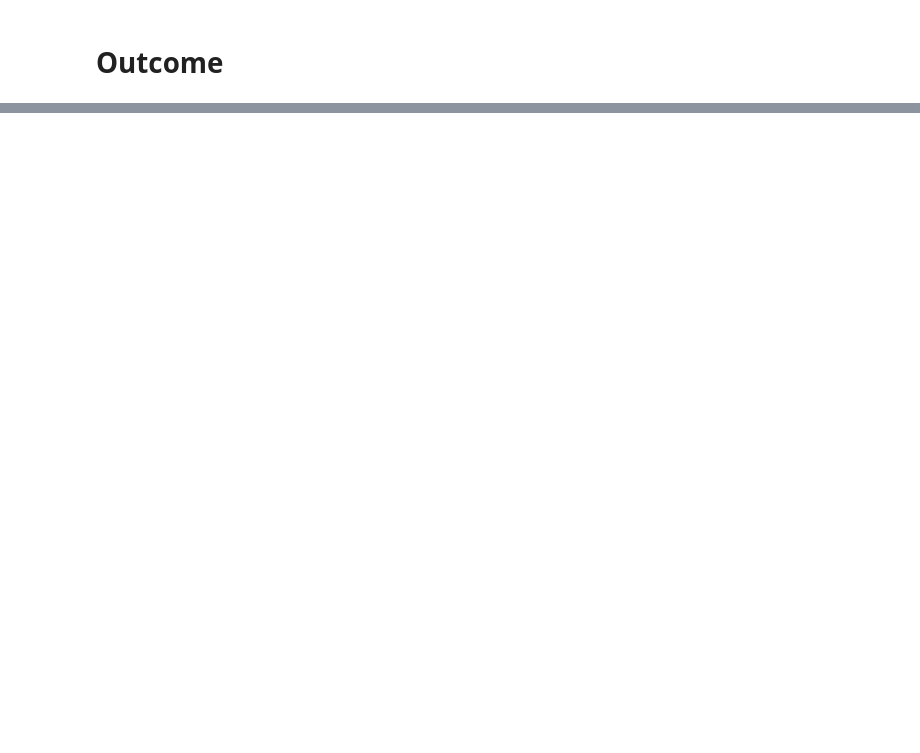
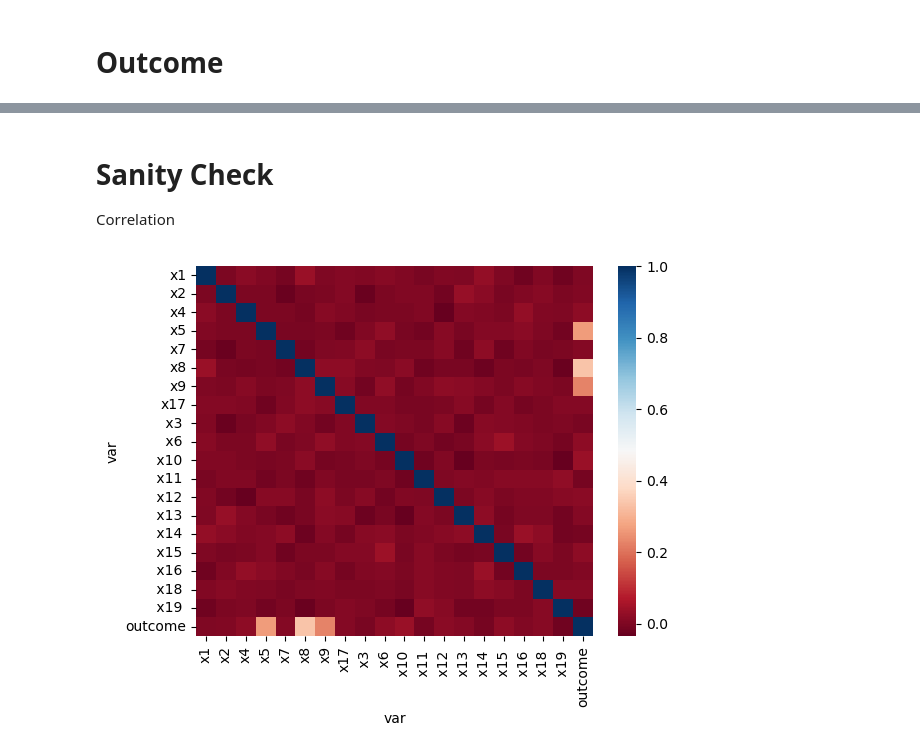
Before and after one commit to hritiksauw199/Nanomatter-Motionlab, a Jupyter notebook: data_generate_code.ipynb, the cells around one changed output, grey strips where cells are left out. Saved outputs shown, nothing was run; the diff lists cells and outputs as text; code cells hidden in the pictures; blank space fills up the shorter version.

Commit message:
added sanity check

```diff
--- a/data_generate_code.ipynb
+++ b/data_generate_code.ipynb
@@ -155,0 +160,13 @@ plt.show()
+# %% [markdown]
+# Sanity Check
+Correlation
+# %%
+corr = drift_data.corr()
+
+sns.heatmap(corr,
+            cmap='RdBu',
+            xticklabels=corr.columns.values,
+            yticklabels=corr.columns.values)
+plt.show()
+# %% [output]
+[figure, added]
```
Also changed, not shown: parts of 9 cells of this notebook, 5 other files.
